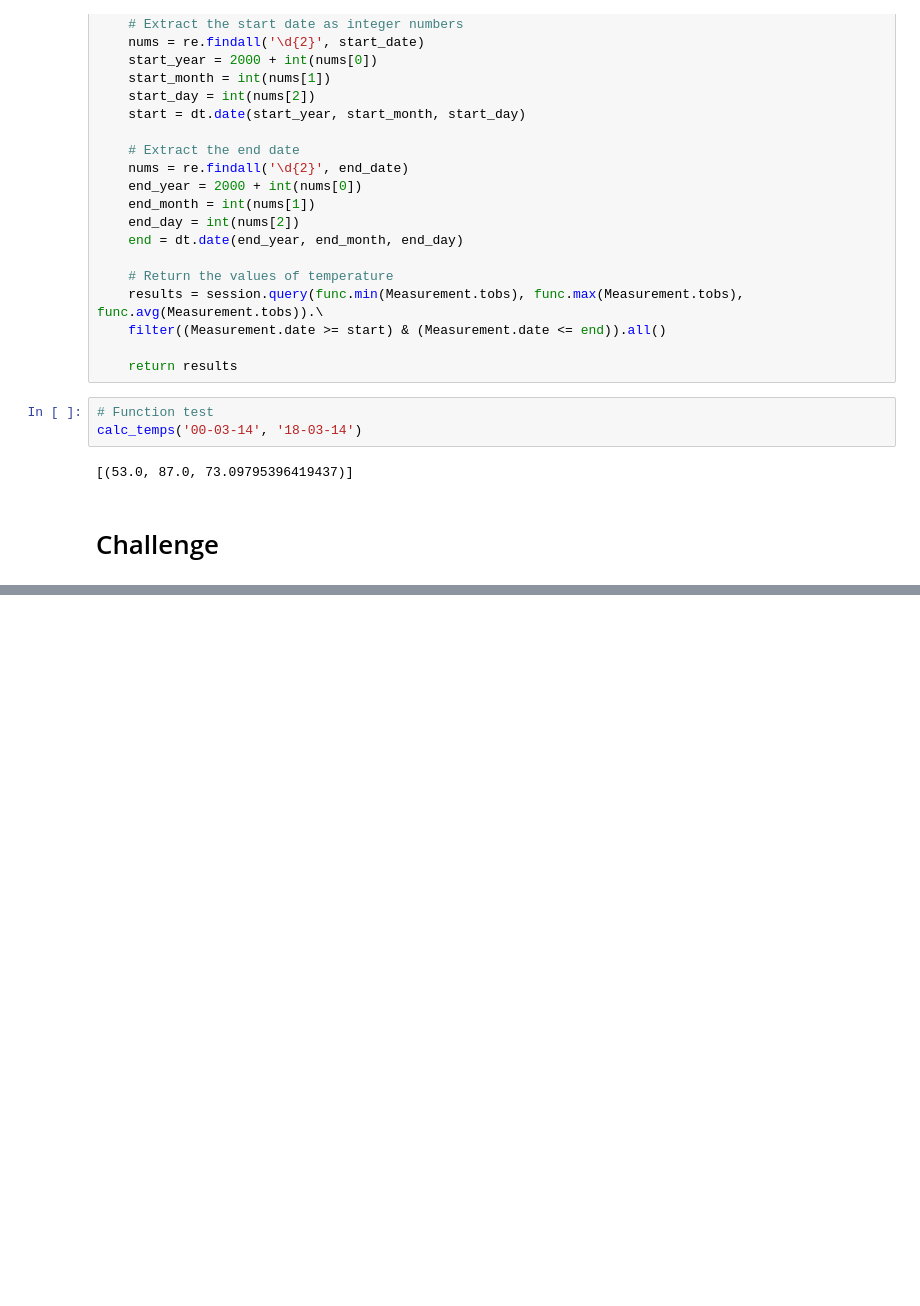
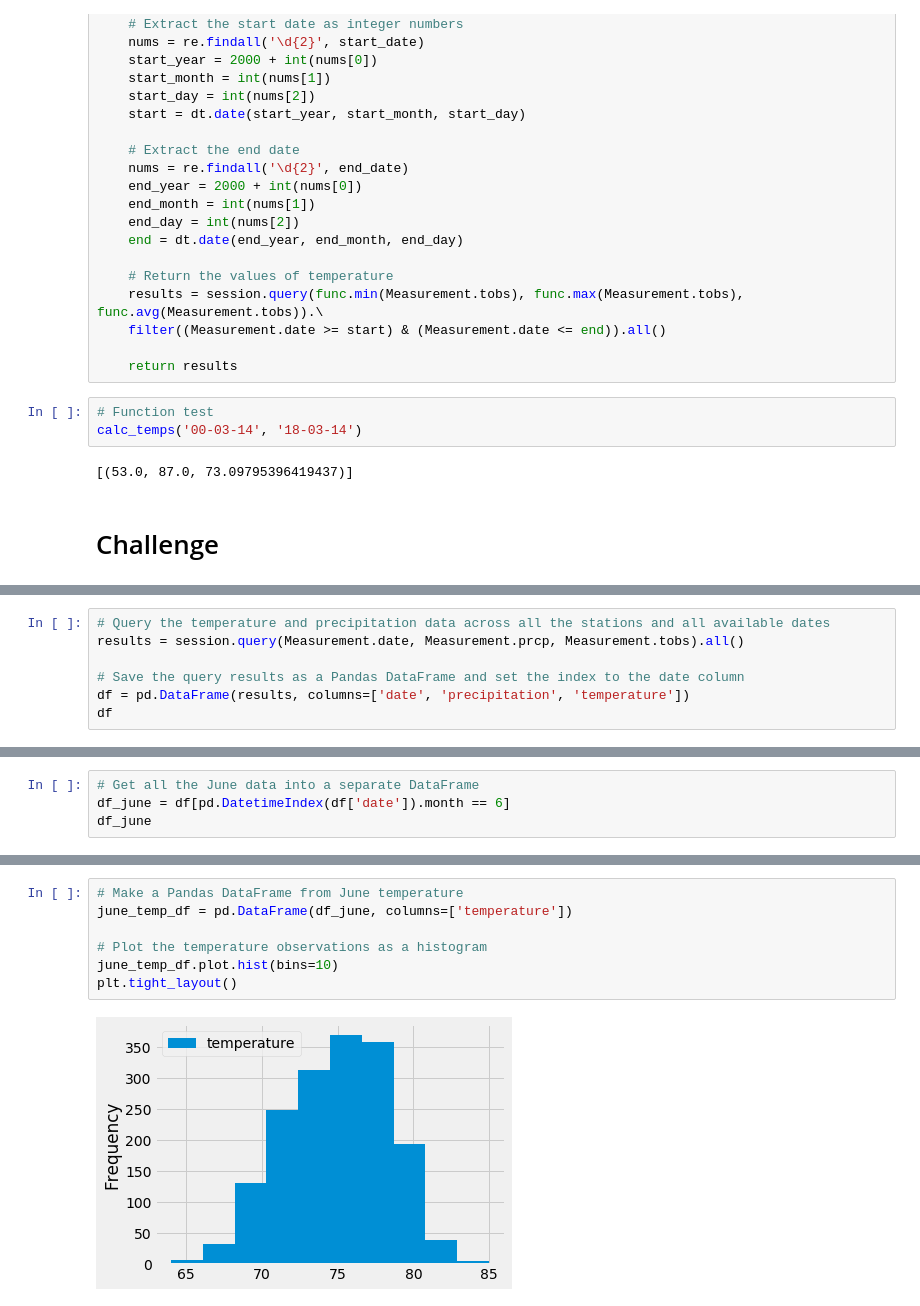
Before and after one commit to marczuka/surfs_up, a Jupyter notebook: climate_analysis.ipynb, the cells around one changed output, grey strips where cells are left out. Saved outputs shown, nothing was run; the diff lists cells and outputs as text; blank space fills up the shorter version.

```diff
--- a/climate_analysis.ipynb
+++ b/climate_analysis.ipynb
@@ -150,0 +156,7 @@ calc_temps('00-03-14', '18-03-14')
+# %%
+# Query the temperature and precipitation data across all the stations and all available dates
+results = session.query(Measurement.date, Measurement.prcp, Measurement.tobs).all()
+
+# Save the query results as a Pandas DataFrame and set the index to the date column
+df = pd.DataFrame(results, columns=['date', 'precipitation', 'temperature'])
+df
@@ -150,0 +177,4 @@ calc_temps('00-03-14', '18-03-14')
+# %%
+# Get all the June data into a separate DataFrame
+df_june = df[pd.DatetimeIndex(df['date']).month == 6]
+df_june
@@ -150,0 +239,9 @@ calc_temps('00-03-14', '18-03-14')
+# %%
+# Make a Pandas DataFrame from June temperature
+june_temp_df = pd.DataFrame(df_june, columns=['temperature'])
+
+# Plot the temperature observations as a histogram
+june_temp_df.plot.hist(bins=10)
+plt.tight_layout()
+# %% [output]
+[figure, added]
```
Also changed, not shown: parts of 9 cells of this notebook.
